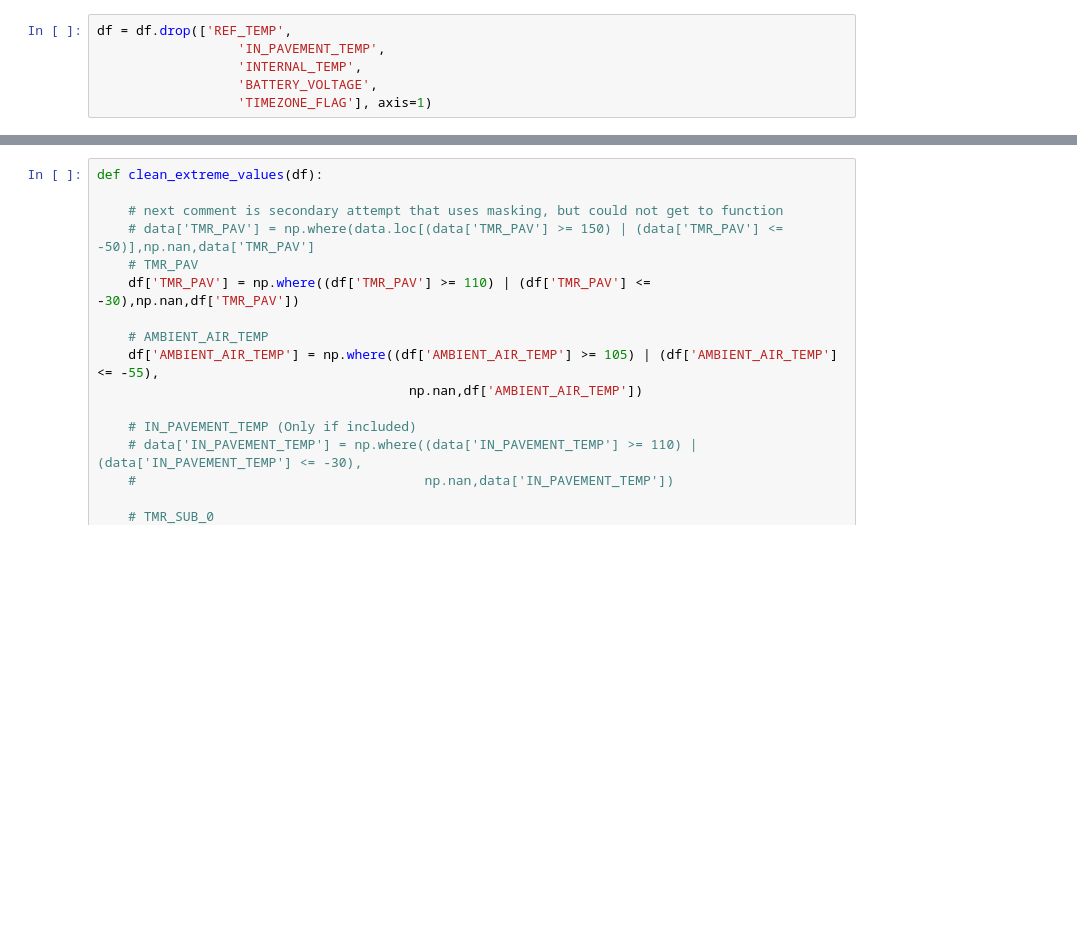
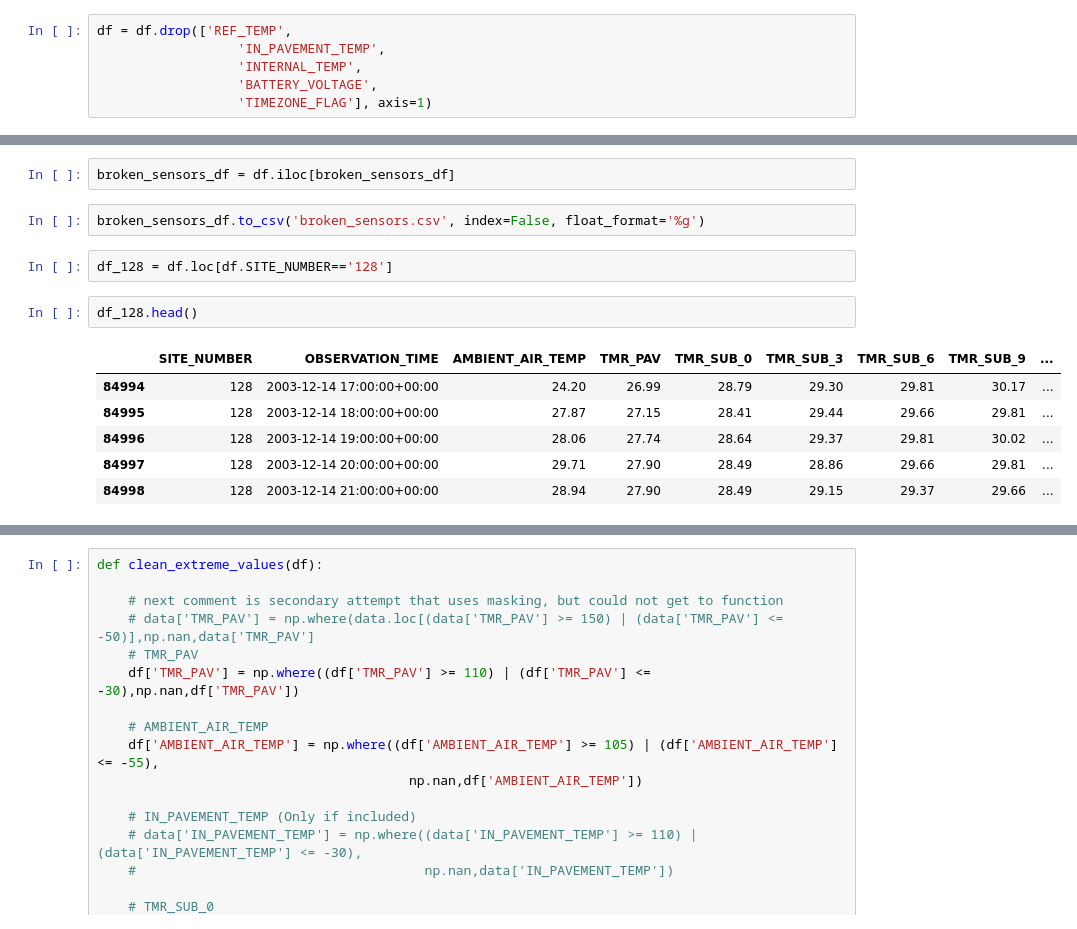
Before and after one commit to erikjamesmason/Temperature_Data_Probe_2, a Jupyter notebook: Temp_data_clean.ipynb, the cells around one changed output, grey strips where cells are left out. Cells and saved outputs as stored; diff of their text form; blank space fills up the shorter version.

```diff
--- a/Temp_data_clean.ipynb
+++ b/Temp_data_clean.ipynb
@@ -105,0 +203,15 @@ dtype: int64
+# %%
+broken_sensors_df = df.iloc[broken_sensors_df]
+# %%
+broken_sensors_df.to_csv('broken_sensors.csv', index=False, float_format='%g')
+# %%
+df_128 = df.loc[df.SITE_NUMBER=='128']
+# %%
+df_128.head()
+# %% [output]
+|  | SITE_NUMBER | OBSERVATION_TIME | AMBIENT_AIR_TEMP | TMR_PAV | TMR_SUB_0 | TMR_SUB_3 | TMR_SUB_6 | TMR_SUB_9 | ... |
+| 84994 | 128 | 2003-12-14 17:00:00+00:00 | 24.20 | 26.99 | 28.79 | 29.30 | 29.81 | 30.17 | ... |
+| 84995 | 128 | 2003-12-14 18:00:00+00:00 | 27.87 | 27.15 | 28.41 | 29.44 | 29.66 | 29.81 | ... |
+| 84996 | 128 | 2003-12-14 19:00:00+00:00 | 28.06 | 27.74 | 28.64 | 29.37 | 29.81 | 30.02 | ... |
+| 84997 | 128 | 2003-12-14 20:00:00+00:00 | 29.71 | 27.90 | 28.49 | 28.86 | 29.66 | 29.81 | ... |
+| 84998 | 128 | 2003-12-14 21:00:00+00:00 | 28.94 | 27.90 | 28.49 | 29.15 | 29.37 | 29.66 | ... |
```
Also changed, not shown: parts of 24 cells of this notebook.
